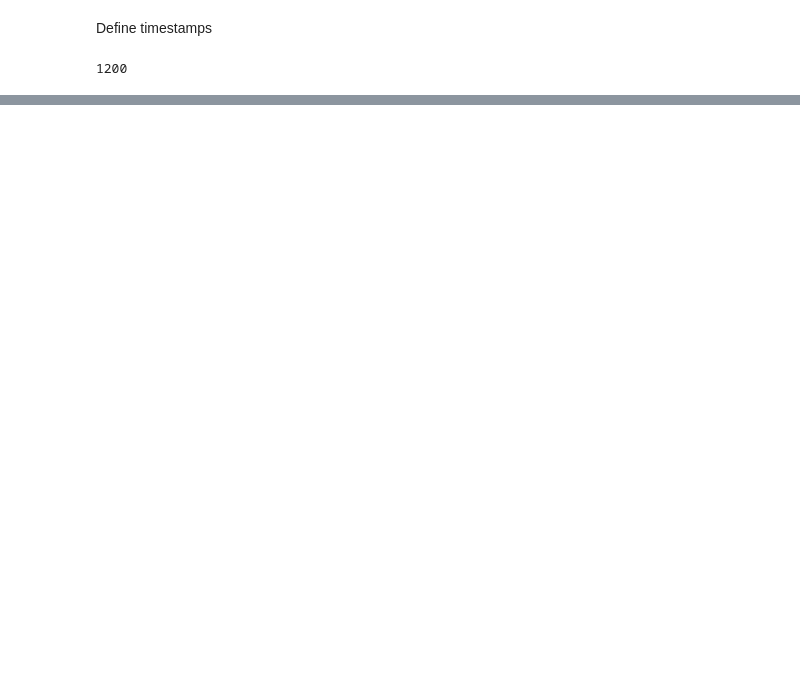
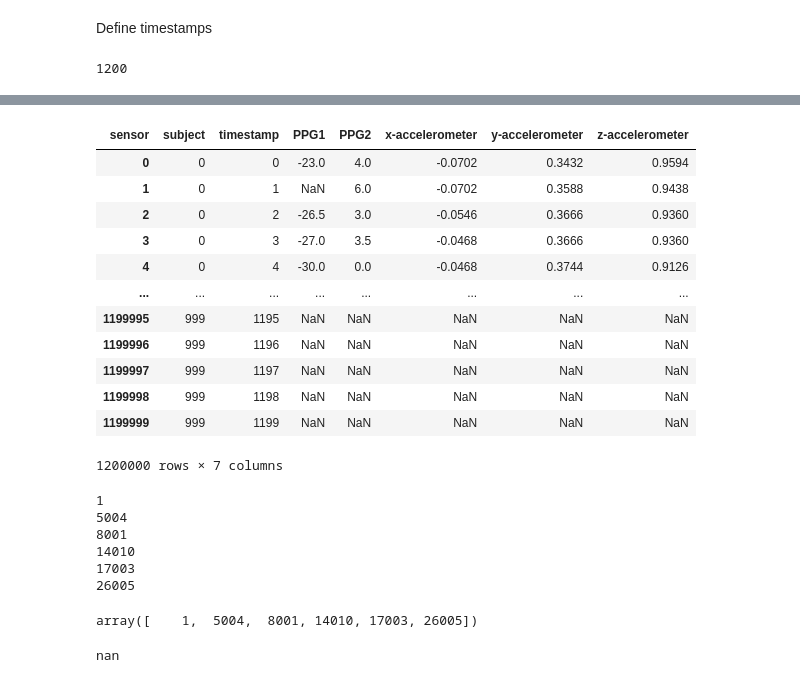
Before and after one commit to RegalParasite/TimeSesires-Sheets, a Jupyter notebook: Sheet-1.ipynb, the cells around one changed output, grey strips where cells are left out. Drawn from its saved outputs; the diff is of its cells as text; code cells hidden in the pictures; blank space fills up the shorter version.

```diff
--- a/Sheet-1.ipynb
+++ b/Sheet-1.ipynb
@@ -175,0 +168,16 @@ df_copy
+# %%
+df_copy
+# %% [output]
+| sensor | subject | timestamp | PPG1 | PPG2 | x-accelerometer | y-accelerometer | z-accelerometer |
+| 0 | 0 | 0 | -23.0 | 4.0 | -0.0702 | 0.3432 | 0.9594 |
+| 1 | 0 | 1 | NaN | 6.0 | -0.0702 | 0.3588 | 0.9438 |
+| 2 | 0 | 2 | -26.5 | 3.0 | -0.0546 | 0.3666 | 0.9360 |
+| 3 | 0 | 3 | -27.0 | 3.5 | -0.0468 | 0.3666 | 0.9360 |
+| 4 | 0 | 4 | -30.0 | 0.0 | -0.0468 | 0.3744 | 0.9126 |
+| ... | ... | ... | ... | ... | ... | ... | ... |
+| 1199995 | 999 | 1195 | NaN | NaN | NaN | NaN | NaN |
+| 1199996 | 999 | 1196 | NaN | NaN | NaN | NaN | NaN |
+| 1199997 | 999 | 1197 | NaN | NaN | NaN | NaN | NaN |
+| 1199998 | 999 | 1198 | NaN | NaN | NaN | NaN | NaN |
+| 1199999 | 999 | 1199 | NaN | NaN | NaN | NaN | NaN |
+1200000 rows × 7 columns
@@ -175,0 +195,18 @@ df_copy
+# %%
+for x in d['PPG1']:
+    print(x)
+# %% [output]
+1
+5004
+8001
+14010
+17003
+26005
+# %%
+np.where(np.isnan(df_copy.iloc[:27005]['PPG1']))[0]
+# %% [output]
+array([    1,  5004,  8001, 14010, 17003, 26005])
+# %%
+df_copy['PPG1'][5004]
+# %% [output]
+nan
```
Also changed, not shown: parts of 10 cells of this notebook, 1 other file.
